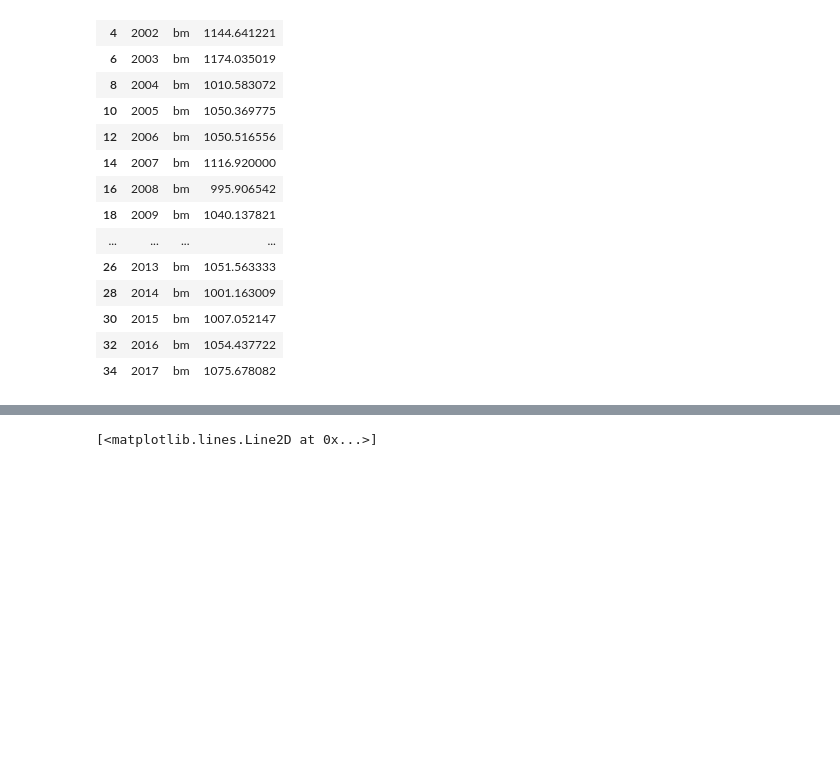
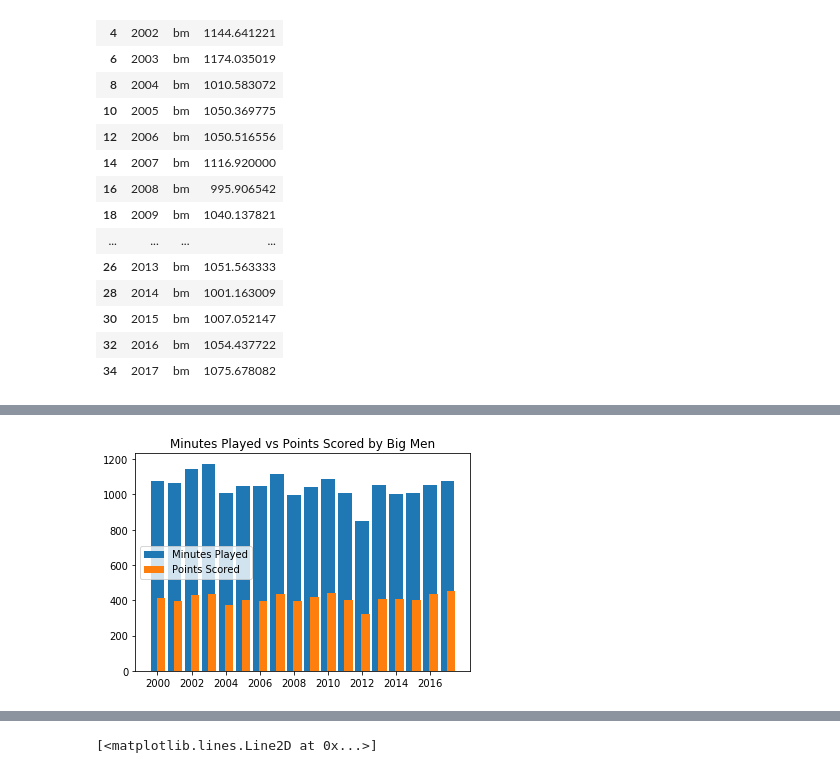
Before and after one commit to logan7734/Project1_repo, a Jupyter notebook: andrew_project_1_code.ipynb, the cells around one changed output, grey strips where cells are left out. Saved outputs shown, nothing was run; the diff lists cells and outputs as text; code cells hidden in the pictures; blank space fills up the shorter version.

```diff
--- a/andrew_project_1_code.ipynb
+++ b/andrew_project_1_code.ipynb
@@ -835,0 +911,27 @@ TypeError: 'DataFrameGroupBy' object is not callable
+# %%
+#Create a plot comparing MP vs PTS
+mp = sm_df['MP'].mean()
+pts = sm_df['PTS'].mean()
+mp = mp.reset_index()
+pts = pts.reset_index()
+
+
+#sample.head()
+#plt.bar(sample['Year'], sample.MP)
+
+mp_bm = mp.loc[mp["bm"]=="bm"]
+pts_bm = pts.loc[pts['bm']=='bm']
+
+plt.bar(mp_bm['Year'] + 0, mp_bm['MP'], width = .8,
+      label = 'Minutes Played')
+plt.bar(pts_bm['Year'] + 0.2, pts_bm['PTS'], width = 0.5,
+      label = 'Points Scored')
+plt.xticks(np.arange(2000,2018, step=2))
+plt.legend(loc = 'center left')
+#rcParams['legend.loc'] = 10
+
+plt.title('Minutes Played vs Points Scored by Big Men')
+
+plt.show()
+# %% [output]
+[figure, added]
```
Also changed, not shown: parts of 6 cells of this notebook, 1 other file.
